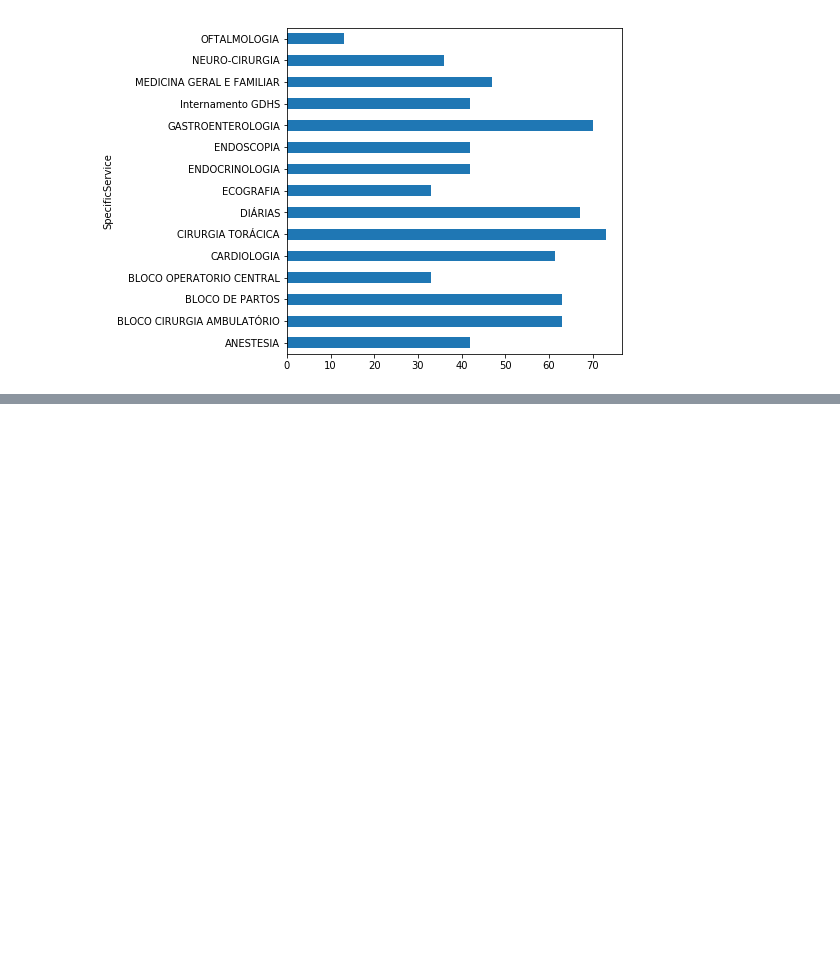
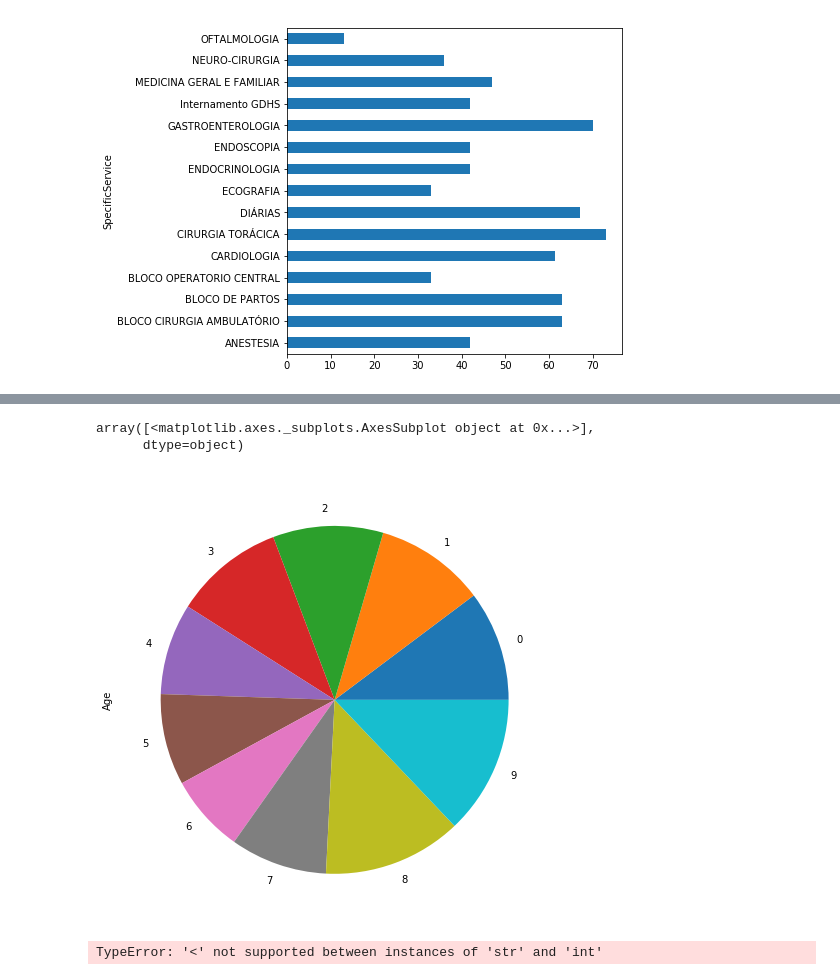
Before and after one commit to crsimmons1/JdMS, a Jupyter notebook: DataVisualization.ipynb, the cells around one changed output, grey strips where cells are left out. Drawn from its saved outputs; the diff is of its cells as text; code cells hidden in the pictures; blank space fills up the shorter version.

```diff
--- a/DataVisualization.ipynb
+++ b/DataVisualization.ipynb
@@ -85,0 +106,11 @@ Service_by_Age.head(15).plot.barh();
+# %%
+data.Age.head(10).plot(kind='pie', subplots=True, figsize=(8, 8))
+# %% [output]
+array([<matplotlib.axes._subplots.AxesSubplot object at 0x...>],
+      dtype=object)
+[figure, added]
+# %%
+data_f = data["Facility"]
+data_f.plot(kind='pie', figsize=(8, 8))
+# %% [output]
+TypeError: '<' not supported between instances of 'str' and 'int'
```
Also changed, not shown: parts of 7 cells of this notebook, 1 other file.
